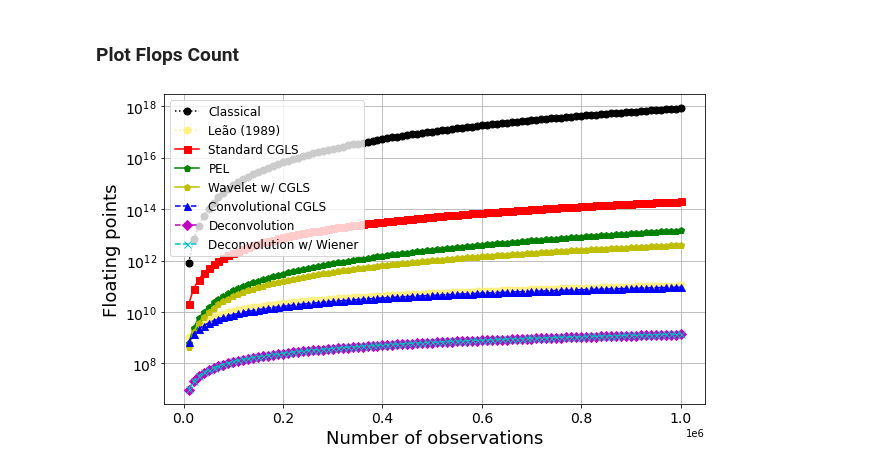
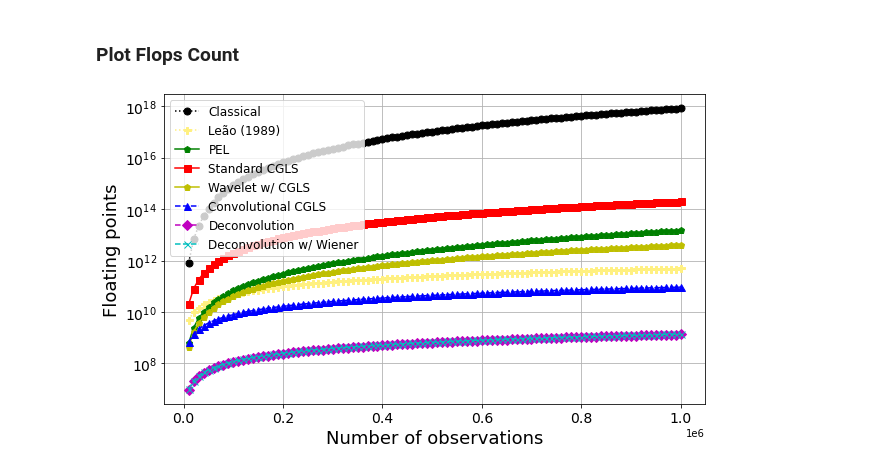
Before and after one commit to DiegoTaka/fast_equivalent_layer, a Jupyter notebook: code/mag/Flops_Mag.ipynb, the cells around one changed output. Saved outputs shown, nothing was run; the diff lists cells and outputs as text; code cells hidden in the pictures.

```diff
--- a/code/mag/Flops_Mag.ipynb
+++ b/code/mag/Flops_Mag.ipynb
@@ -23,9 +23,10 @@ classical = 5/6 * (N**3) + 4 * (N**2)
 # %% [markdown]
 ### Classical (Cholesky Factorization) window (Leão, 1989)
 # %%
-M_l = 49
+N_w = 49
+M_w = 225
 #W = (N-np.sqrt(M_l))**2
-window = N * (5/6 * (M_l**3) + 4 * (M_l**2))
+window = N * (5/6 * (M_w*N_w**2) + 4 * (N_w*M_w))
 # %% [markdown]
 ### CGLS
 # %%
@@ -59,27 +60,28 @@ wave = 2 * (N*a) + 4 * N * np.log2(N) + it * (4 * N * np.log2(N) + 4 * N*a + 12
 # %%
 height=6.
 width = 10.
 height_per_width = height/width
 fig = plt.figure(figsize=(4.33*2,4.33*height_per_width*2))
 fig.patch.set_facecolor('xkcd:white')
 plt.semilogy(N, classical, 'ko:', alpha=1, markersize=7, label='Classical')
-plt.semilogy(N, window, 'o:',color = '#fff08080', alpha=1, markersize=7, label='Leão (1989)')
+plt.semilogy(N, window, 'P:',color = '#fff08080', alpha=1, markersize=7, label='Leão (1989)')
+plt.semilogy(N, pel, 'gp-', alpha=1, markersize=7, label='PEL')
+
 plt.semilogy(N, cgls, 'rs-', alpha=1, markersize=7, label='Standard CGLS')
-plt.semilogy(N, pel, 'gp-', alpha=1, markersize=7, label='PEL')
 plt.semilogy(N, wave, 'yp-', alpha=1, markersize=7, label='Wavelet w/ CGLS')
 plt.semilogy(N, cgls_bccb, 'b^--', alpha=1, markersize=7, label='Convolutional CGLS')
 plt.semilogy(N, decon, 'mD--', alpha=1, markersize=7, label='Deconvolution')
 plt.semilogy(N, decon_wiener, 'cx--', alpha=1, markersize=7, label='Deconvolution w/ Wiener')
 #plt.axis('scaled')
 #plt.xlim(np.min(N)-1,np.max(N)+1)
 #plt.ylim(10**7,10**15)
 plt.xticks(fontsize=14)
 plt.yticks(fontsize=14)
 plt.xlabel('Number of observations', fontsize=18)
 plt.ylabel('Floating points', fontsize=18)
 plt.grid(True)
 plt.tight_layout()
 plt.legend(loc='upper left', fontsize=12);
 plt.savefig('../../manuscript/Fig/flops_mag.png', dpi= 300)
 # %% [output]
-[figure, old version]
+[figure, new version]
```
Also changed, not shown: 15 other files.
